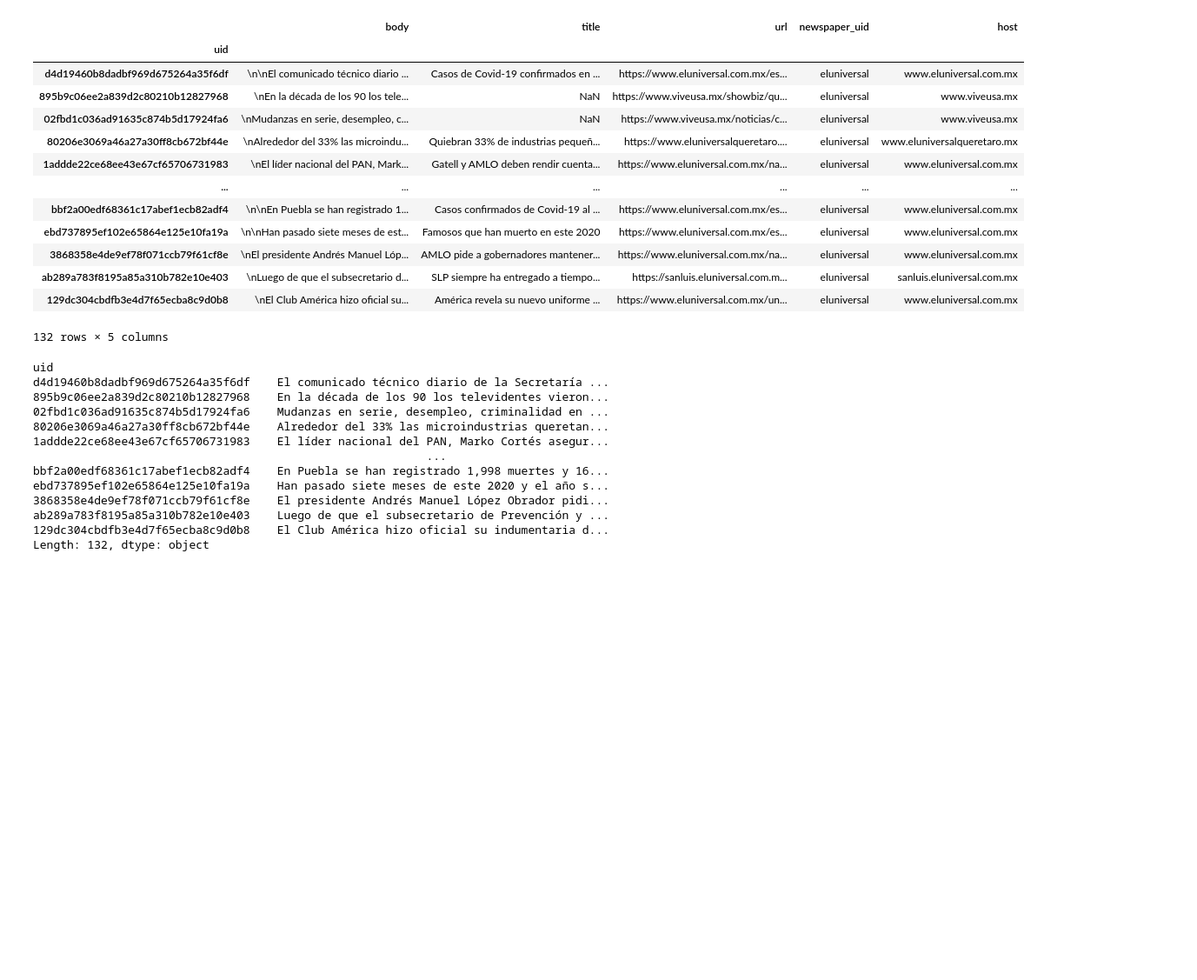
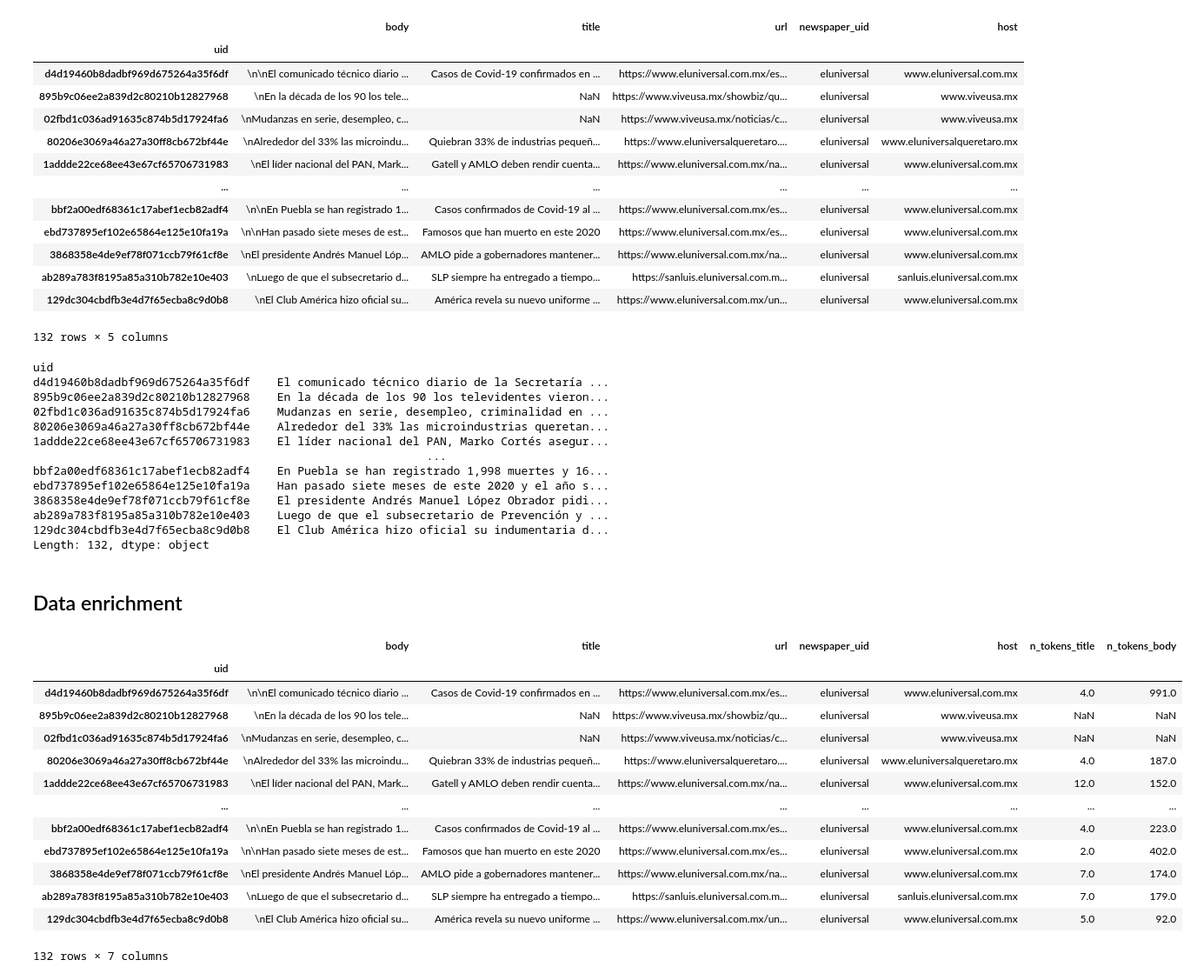
Before and after one commit to francomanca93/ingenieria-de-datos, a Jupyter notebook: practicas/pandas.ipynb, the cells around one changed output. Shown at 87% size. Drawn from its saved outputs; the diff is of its cells as text; code cells hidden in the pictures; blank space fills up the shorter version.

Commit message:
Enriqueciendo datos: Tokenizando título y body

```diff
--- a/practicas/pandas.ipynb
+++ b/practicas/pandas.ipynb
@@ -356,3 +356,50 @@ ebd737895ef102e65864e125e10fa19a    Han pasado siete meses de este 2020 y el añ
 ab289a783f8195a85a310b782e10e403    Luego de que el subsecretario de Prevención y ...
 129dc304cbdfb3e4d7f65ecba8c9d0b8    El Club América hizo oficial su indumentaria d...
 Length: 132, dtype: object
+# %% [markdown]
+## Data enrichment
+# %%
+# 6. Tokenizar el título y el body
+import nltk
+
+from nltk.corpus import stopwords  # Palabras que no nos sirven o aportan valor significativo a una oración
+
+# nltk.download('punkt') Libreria para tokenizar, es decir dividir en palabras.
+# nltk.download('stopwords') Palabras que no nos sirven o aportan valor significativo a una oración
+
+stop_words = set(stopwords.words('spanish'))
+
+def tokenize_columns(df, column_name):
+    return (df
+                .dropna()  # Eliminamos todas las celdas que tengan NaN
+                .apply(lambda row: nltk.word_tokenize(row[column_name]), axis=1)
+                # De la librería nltk aplicamos la función work_tokenize a cada fila, pasando como parámetro el nombre de la columna.
+                .apply(lambda tokens: list(filter(lambda token: token.isalpha(), tokens)))
+                # Eliminamos todas las palabras que no sean alfanuméricas. Generamos un filtro y le decimos que sólo queremos las palabras que sean alfanumerica con la funcion .isalpha() y le pasamos la lista. La función filter() devuelve un objeto, por lo tanto debemos convertirlo en un objeto lista.
+                .apply(lambda tokens: list(map(lambda token: token.lower(), tokens)))
+                # Convertimos todos los tokens a lower case para que se puedan comparar con posterioridad
+                .apply(lambda word_list: list(filter(lambda word: word not in stop_words, word_list)))
+                # Eliminamos las palabras stopwords. Filtraremos todas aquellas palabras que no sean stop words y le pasamos una lista con todas las palabras. La función filter() devuelve un objeto, por lo tanto debemos convertirlo en un objeto lista.
+                .apply(lambda valid_word_list: len(valid_word_list))
+                # No queremos una lista de palabras, lo que queremos es saber la cantidad de palabras validas.
+            )
+
+el_universal['n_tokens_title'] = tokenize_columns(el_universal, 'title')
+el_universal['n_tokens_body'] = tokenize_columns(el_universal, 'body')
+
+el_universal
+# %% [output]
+|  | body | title | url | newspaper_uid | host | n_tokens_title | n_tokens_body |
+| uid |  |  |  |  |  |  |  |
+| d4d19460b8dadbf969d675264a35f6df | \n\nEl comunicado técnico diario ... | Casos de Covid-19 confirmados en ... | https://www.eluniversal.com.mx/es... | eluniversal | www.eluniversal.com.mx | 4.0 | 991.0 |
+| 895b9c06ee2a839d2c80210b12827968 | \nEn la década de los 90 los tele... | NaN | https://www.viveusa.mx/showbiz/qu... | eluniversal | www.viveusa.mx | NaN | NaN |
+| 02fbd1c036ad91635c874b5d17924fa6 | \nMudanzas en serie, desempleo, c... | NaN | https://www.viveusa.mx/noticias/c... | eluniversal | www.viveusa.mx | NaN | NaN |
+| 80206e3069a46a27a30ff8cb672bf44e | \nAlrededor del 33% las microindu... | Quiebran 33% de industrias pequeñ... | https://www.eluniversalqueretaro.... | eluniversal | www.eluniversalqueretaro.mx | 4.0 | 187.0 |
+| 1addde22ce68ee43e67cf65706731983 | \nEl líder nacional del PAN, Mark... | Gatell y AMLO deben rendir cuenta... | https://www.eluniversal.com.mx/na... | eluniversal | www.eluniversal.com.mx | 12.0 | 152.0 |
+| ... | ... | ... | ... | ... | ... | ... | ... |
+| bbf2a00edf68361c17abef1ecb82adf4 | \n\nEn Puebla se han registrado 1... | Casos confirmados de Covid-19 al ... | https://www.eluniversal.com.mx/es... | eluniversal | www.eluniversal.com.mx | 4.0 | 223.0 |
+| ebd737895ef102e65864e125e10fa19a | \n\nHan pasado siete meses de est... | Famosos que han muerto en este 2020 | https://www.eluniversal.com.mx/es... | eluniversal | www.eluniversal.com.mx | 2.0 | 402.0 |
+| 3868358e4de9ef78f071ccb79f61cf8e | \nEl presidente Andrés Manuel Lóp... | AMLO pide a gobernadores mantener... | https://www.eluniversal.com.mx/na... | eluniversal | www.eluniversal.com.mx | 7.0 | 174.0 |
+| ab289a783f8195a85a310b782e10e403 | \nLuego de que el subsecretario d... | SLP siempre ha entregado a tiempo... | https://sanluis.eluniversal.com.m... | eluniversal | sanluis.eluniversal.com.mx | 7.0 | 179.0 |
+| 129dc304cbdfb3e4d7f65ecba8c9d0b8 | \nEl Club América hizo oficial su... | América revela su nuevo uniforme ... | https://www.eluniversal.com.mx/un... | eluniversal | www.eluniversal.com.mx | 5.0 | 92.0 |
+132 rows × 7 columns
```
Also changed, not shown: parts of 1 cell of this notebook.
